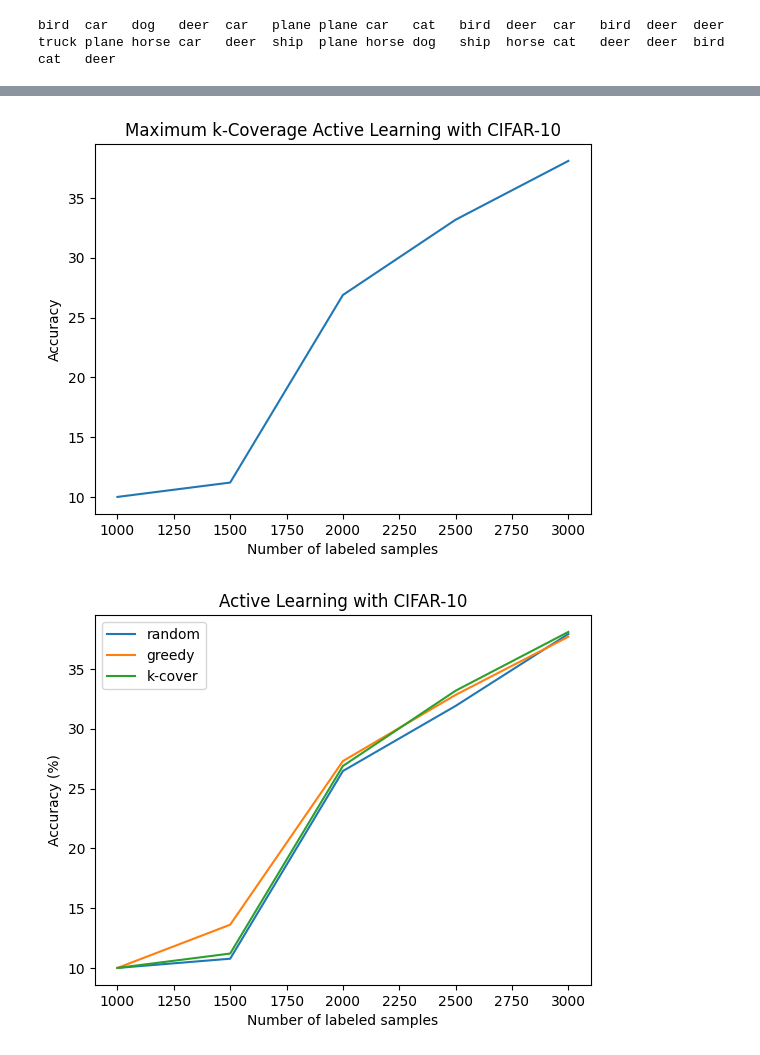
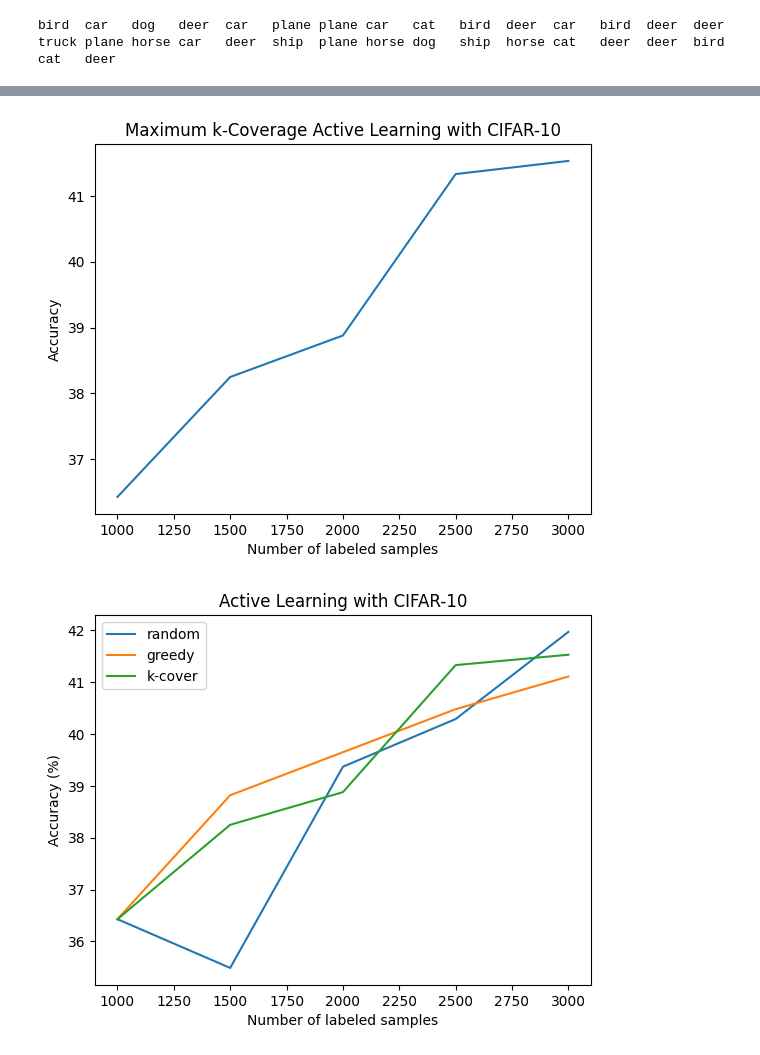
Before and after one commit to jaisharmz/active-learning, a Jupyter notebook: Active_Learning_CIFAR_Setup.ipynb, the cells around one changed output, grey strips where cells are left out. Saved outputs shown, nothing was run; the diff lists cells and outputs as text; code cells hidden in the pictures.

```diff
--- a/Active_Learning_CIFAR_Setup.ipynb
+++ b/Active_Learning_CIFAR_Setup.ipynb
@@ -176,7 +176,7 @@ trainloader = torch.utils.data.DataLoader(Subset(trainset, cur_train_indices),
                                           batch_size=batch_size, shuffle=True, num_workers=2)
 
 # Train the model initially
-train_model(net, trainloader, criterion, optimizer, epochs=10)
+train_model(net, trainloader, criterion, optimizer, epochs=100)
 initial_score = evaluate_model(net, testloader)
 print(initial_score)
 
@@ -321,7 +321,7 @@ trainloader = torch.utils.data.DataLoader(Subset(trainset, cur_train_indices),
                                           batch_size=batch_size, shuffle=True, num_workers=2)
 
 # Train the model initially
-train_model(net, trainloader, criterion, optimizer, epochs=10)
+train_model(net, trainloader, criterion, optimizer, epochs=100)
 initial_score = evaluate_model(net, testloader)
 print(initial_score)
 
@@ -556,7 +556,7 @@ trainloader = torch.utils.data.DataLoader(Subset(trainset, cur_train_indices),
                          batch_size=batch_size, shuffle=True, num_workers=2)
 
 # Train the model initially
-train_model(net, trainloader, criterion, optimizer, epochs=10)
+train_model(net, trainloader, criterion, optimizer, epochs=100)
 initial_score = evaluate_model(net, testloader)
 print(initial_score)
 
@@ -645,4 +645,4 @@ Epoch 10, Loss: 1.6114322390962155
-[figure, old version]
+[figure, new version]
 # %%
 # plot together
 plt.plot(num_labels, scores, label='random')
@@ -654,7 +654,7 @@ plt.ylabel('Accuracy (%)')
 plt.title('Active Learning with CIFAR-10')
 plt.show()
 # %% [output]
-[figure, old version]
+[figure, new version]
 # %%
 plt.imshow(distances / distances.max())
 plt.colorbar()
```
Also changed, not shown: parts of 9 cells of this notebook.
